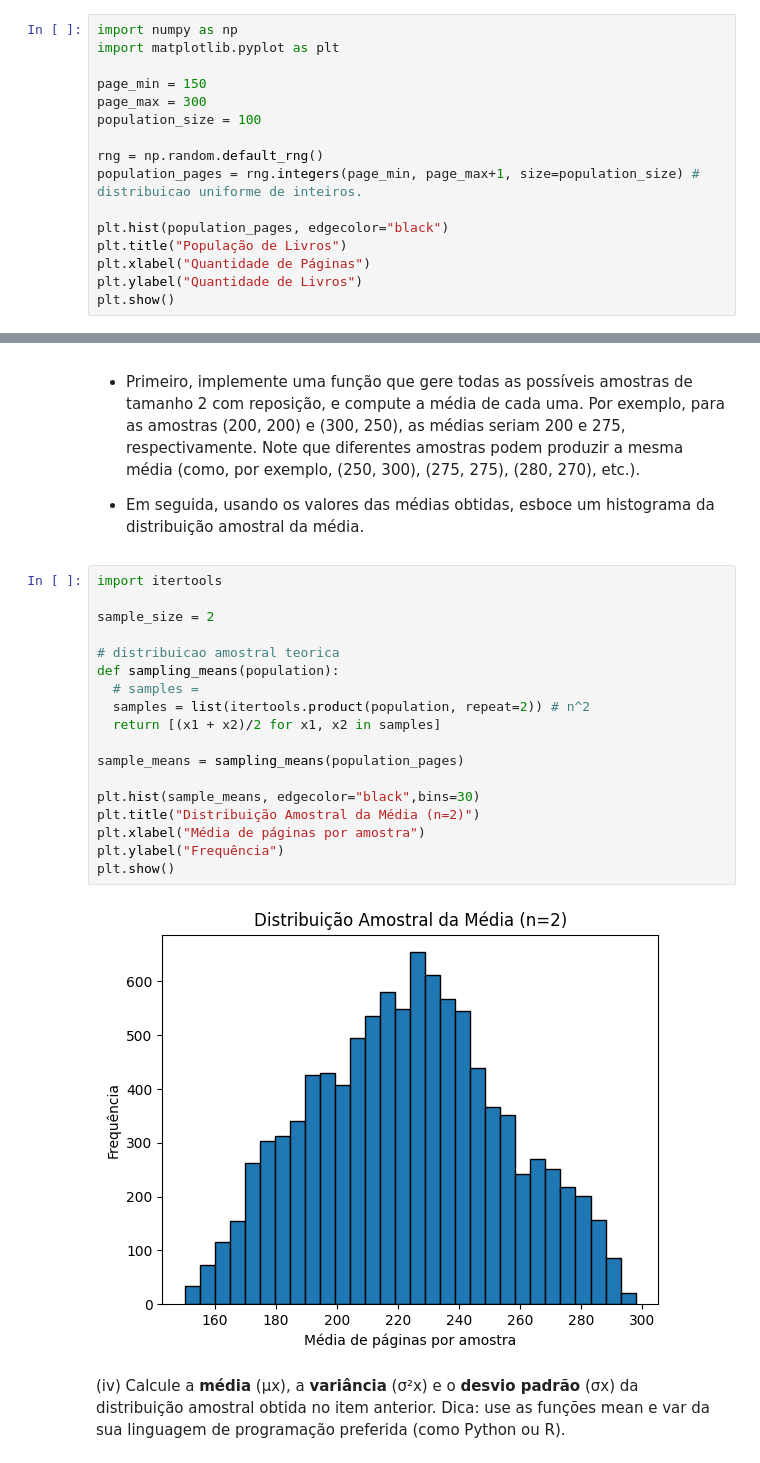
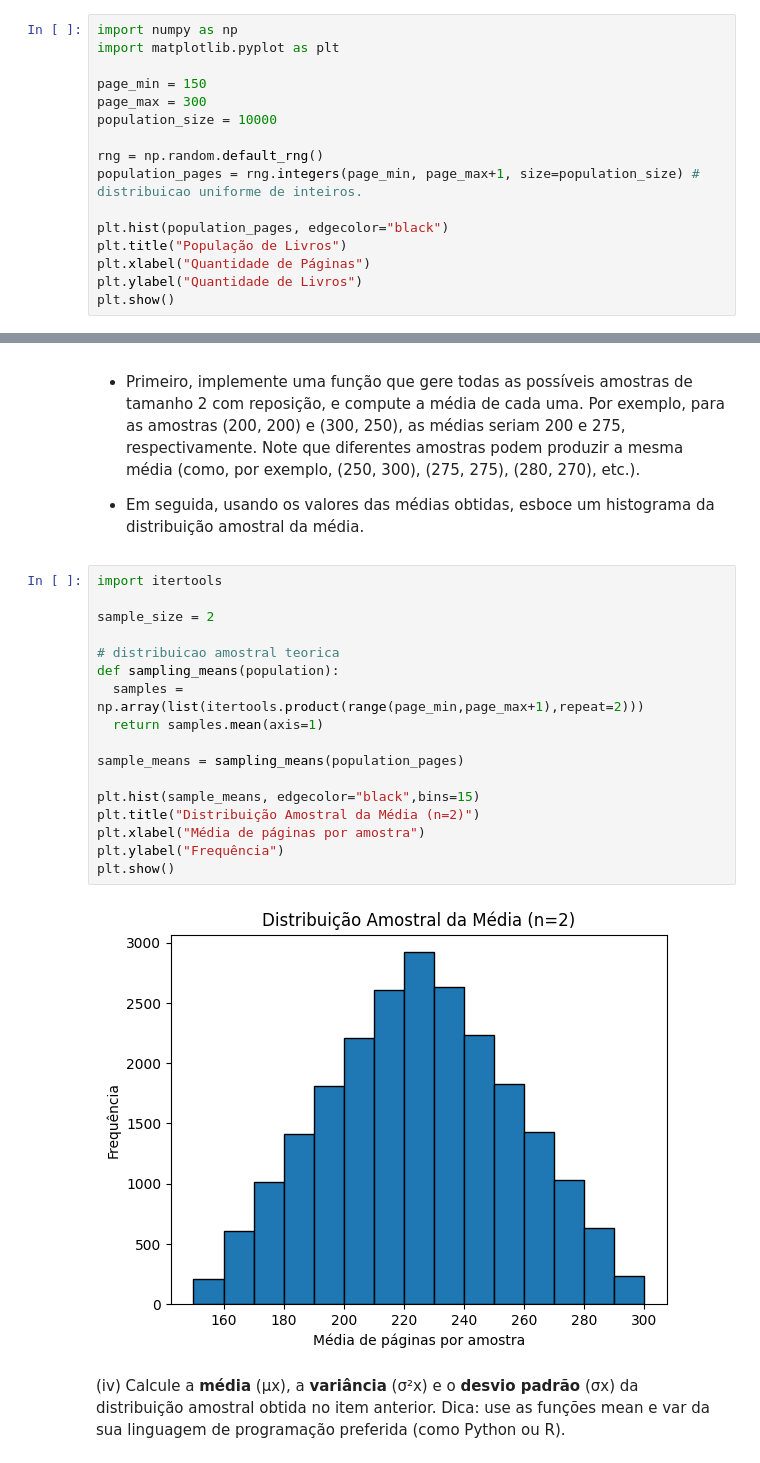
Before and after one commit to stepsbtw/Statistical-Inference, a Jupyter notebook: GCC1625_T1_CAIO_PASSOS_TORKST_FERREIRA.ipynb, the cells around one changed output, grey strips where cells are left out. Cells and saved outputs as stored; diff of their text form.

```diff
--- a/GCC1625_T1_CAIO_PASSOS_TORKST_FERREIRA.ipynb
+++ b/GCC1625_T1_CAIO_PASSOS_TORKST_FERREIRA.ipynb
@@ -13,7 +13,7 @@ import matplotlib.pyplot as plt
 
 page_min = 150
 page_max = 300
-population_size = 100
+population_size = 10000
 
 rng = np.random.default_rng()
 population_pages = rng.integers(page_min, page_max+1, size=population_size) # distribuicao uniforme de inteiros.
@@ -48,23 +48,22 @@ Desvio Padrão Populacional : σ = 43.58898943540674
 # %%
 import itertools
 
 sample_size = 2
 
 # distribuicao amostral teorica
 def sampling_means(population):
-  # samples =
-  samples = list(itertools.product(population, repeat=2)) # n^2
-  return [(x1 + x2)/2 for x1, x2 in samples]
+  samples = np.array(list(itertools.product(range(page_min,page_max+1),repeat=2)))
+  return samples.mean(axis=1)
 
 sample_means = sampling_means(population_pages)
 
-plt.hist(sample_means, edgecolor="black",bins=30)
+plt.hist(sample_means, edgecolor="black",bins=15)
 plt.title("Distribuição Amostral da Média (n=2)")
 plt.xlabel("Média de páginas por amostra")
 plt.ylabel("Frequência")
 plt.show()
 # %% [output]
-[figure, old version]
+[figure, new version]
 # %% [markdown]
 (iv) Calcule a **média** (μx), a **variância** (σ²x) e o **desvio padrão** (σx) da
 distribuição amostral obtida no item anterior.
```
Also changed, not shown: parts of 7 cells of this notebook.
